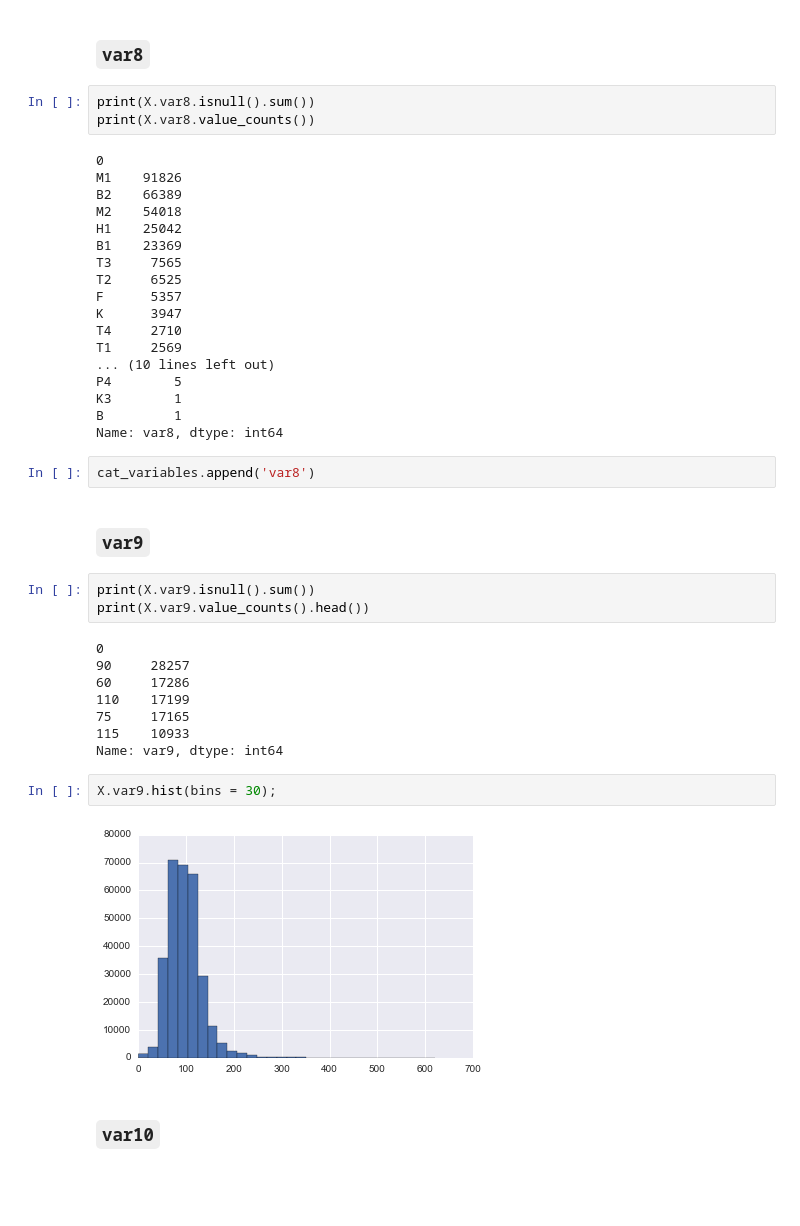
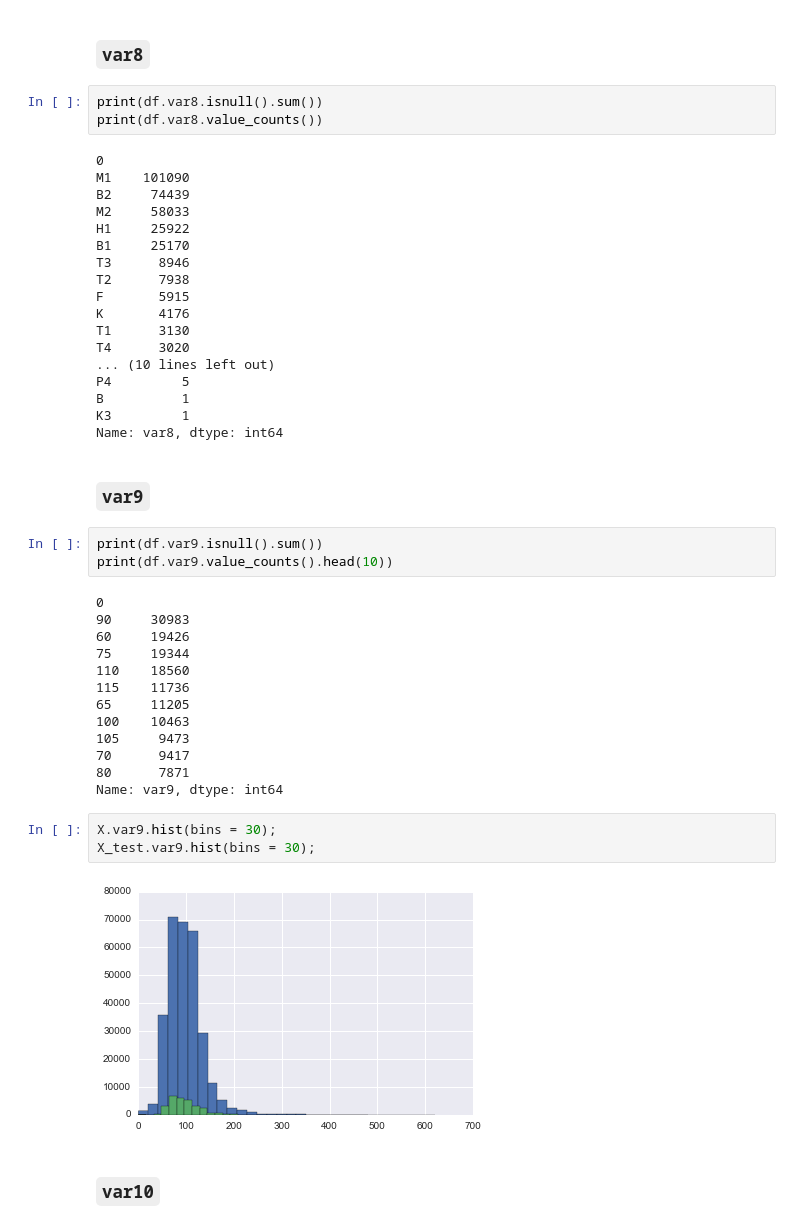
Before and after one commit to demidovakatya/competitions, a Jupyter notebook: exploratory_data_analysis.ipynb, the cells around one changed output. Cells and saved outputs as stored; diff of their text form; blank space fills up the shorter version.

```diff
--- a/exploratory_data_analysis.ipynb
+++ b/exploratory_data_analysis.ipynb
@@ -618,45 +600,49 @@ print(cat_variables)
 # %% [markdown]
 ### `var8`
 # %%
-print(X.var8.isnull().sum())
-print(X.var8.value_counts())
+print(df.var8.isnull().sum())
+print(df.var8.value_counts())
 # %% [output]
 0
-M1    91826
-B2    66389
-M2    54018
-H1    25042
-B1    23369
-T3     7565
-T2     6525
-F      5357
-K      3947
-T4     2710
-T1     2569
+M1    101090
+B2     74439
+M2     58033
+H1     25922
+B1     25170
+T3      8946
+T2      7938
+F       5915
+K       4176
+T1      3130
+T4      3020
 ... (10 lines left out)
-P4        5
-K3        1
-B         1
+P4         5
+B          1
+K3         1
 Name: var8, dtype: int64
-# %%
-cat_variables.append('var8')
 # %% [markdown]
 ### `var9`
 # %%
-print(X.var9.isnull().sum())
-print(X.var9.value_counts().head())
+print(df.var9.isnull().sum())
+print(df.var9.value_counts().head(10))
 # %% [output]
 0
-90     28257
-60     17286
-110    17199
-75     17165
-115    10933
+90     30983
+60     19426
+75     19344
+110    18560
+115    11736
+65     11205
+100    10463
+105     9473
+70      9417
+80      7871
 Name: var9, dtype: int64
 # %%
 X.var9.hist(bins = 30);
+X_test.var9.hist(bins = 30);
 # %% [output]
-[figure, old version]
+[figure, new version]
 # %% [markdown]
 ### `var10`
 # %%
```
Also changed, not shown: parts of 22 cells of this notebook.
